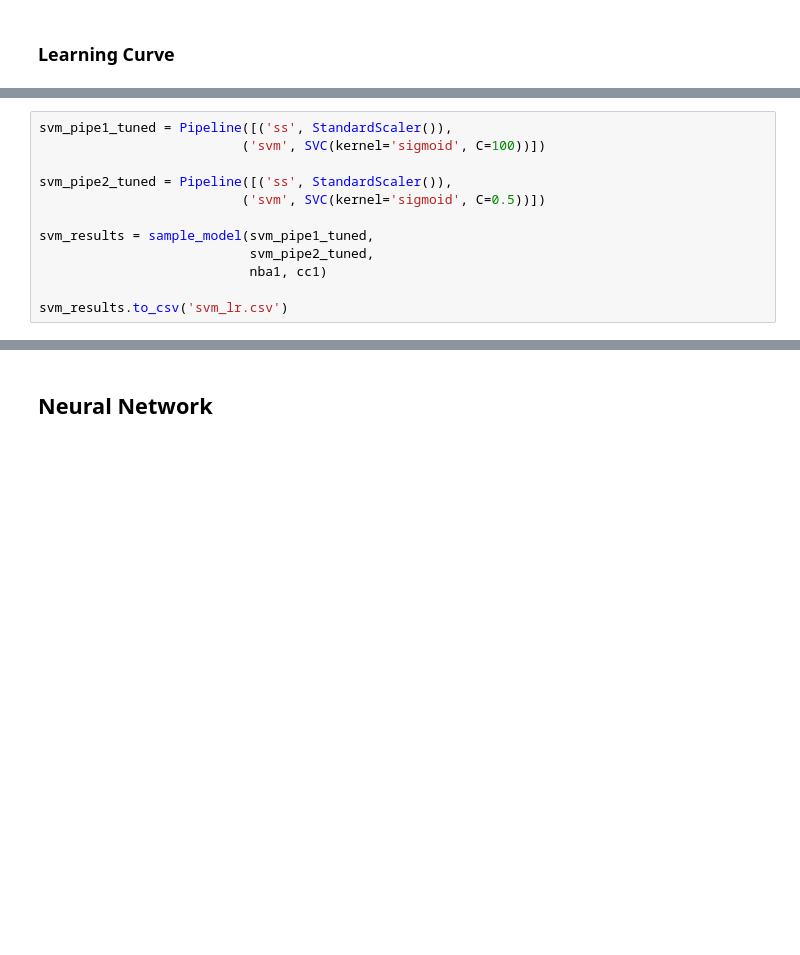
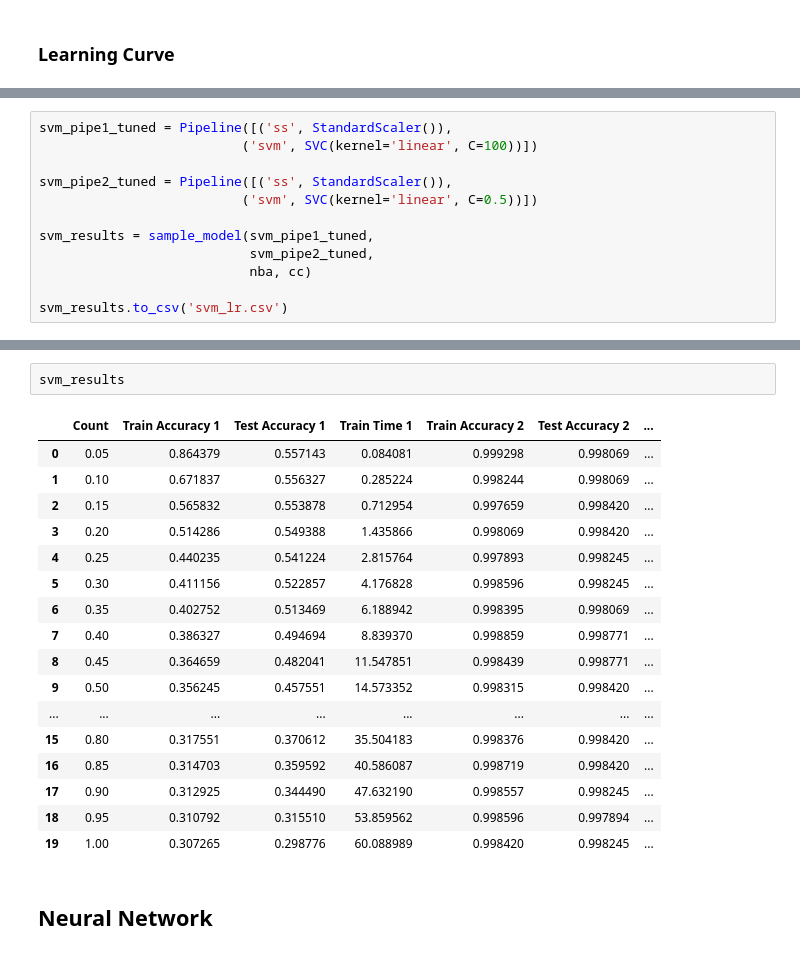
Before and after one commit to ryd-dev/cs7641-assignment1, a Jupyter notebook: assignment-1.ipynb, the cells around one changed output, grey strips where cells are left out. Saved outputs shown, nothing was run; the diff lists cells and outputs as text; blank space fills up the shorter version.

```diff
--- a/assignment-1.ipynb
+++ b/assignment-1.ipynb
@@ -505,13 +502,13 @@ cc1 = cc.sample(frac=0.1)
 # %%
 svm_pipe1_tuned = Pipeline([('ss', StandardScaler()),
-                          ('svm', SVC(kernel='sigmoid', C=100))])
+                          ('svm', SVC(kernel='linear', C=100))])
 
 svm_pipe2_tuned = Pipeline([('ss', StandardScaler()),
-                          ('svm', SVC(kernel='sigmoid', C=0.5))])
+                          ('svm', SVC(kernel='linear', C=0.5))])
 
 svm_results = sample_model(svm_pipe1_tuned,
                            svm_pipe2_tuned,
-                           nba1, cc1)
+                           nba, cc)
 
 svm_results.to_csv('svm_lr.csv')
 # %%
@@ -519,3 +518,23 @@ plot_metrics(svm_results, 'Tuned Support Vector Machine')
+# %%
+svm_results
+# %% [output]
+|  | Count | Train Accuracy 1 | Test Accuracy 1 | Train Time 1 | Train Accuracy 2 | Test Accuracy 2 | ... |
+| 0 | 0.05 | 0.864379 | 0.557143 | 0.084081 | 0.999298 | 0.998069 | ... |
+| 1 | 0.10 | 0.671837 | 0.556327 | 0.285224 | 0.998244 | 0.998069 | ... |
+| 2 | 0.15 | 0.565832 | 0.553878 | 0.712954 | 0.997659 | 0.998420 | ... |
+| 3 | 0.20 | 0.514286 | 0.549388 | 1.435866 | 0.998069 | 0.998420 | ... |
+| 4 | 0.25 | 0.440235 | 0.541224 | 2.815764 | 0.997893 | 0.998245 | ... |
+| 5 | 0.30 | 0.411156 | 0.522857 | 4.176828 | 0.998596 | 0.998245 | ... |
+| 6 | 0.35 | 0.402752 | 0.513469 | 6.188942 | 0.998395 | 0.998069 | ... |
+| 7 | 0.40 | 0.386327 | 0.494694 | 8.839370 | 0.998859 | 0.998771 | ... |
+| 8 | 0.45 | 0.364659 | 0.482041 | 11.547851 | 0.998439 | 0.998771 | ... |
+| 9 | 0.50 | 0.356245 | 0.457551 | 14.573352 | 0.998315 | 0.998420 | ... |
+| ... | ... | ... | ... | ... | ... | ... | ... |
+| 15 | 0.80 | 0.317551 | 0.370612 | 35.504183 | 0.998376 | 0.998420 | ... |
+| 16 | 0.85 | 0.314703 | 0.359592 | 40.586087 | 0.998719 | 0.998420 | ... |
+| 17 | 0.90 | 0.312925 | 0.344490 | 47.632190 | 0.998557 | 0.998245 | ... |
+| 18 | 0.95 | 0.310792 | 0.315510 | 53.859562 | 0.998596 | 0.997894 | ... |
+| 19 | 1.00 | 0.307265 | 0.298776 | 60.088989 | 0.998420 | 0.998245 | ... |
 # %% [markdown]
 ## Neural Network
 # %% [markdown]
```
Also changed, not shown: parts of 2 cells of this notebook, 7 other files.
